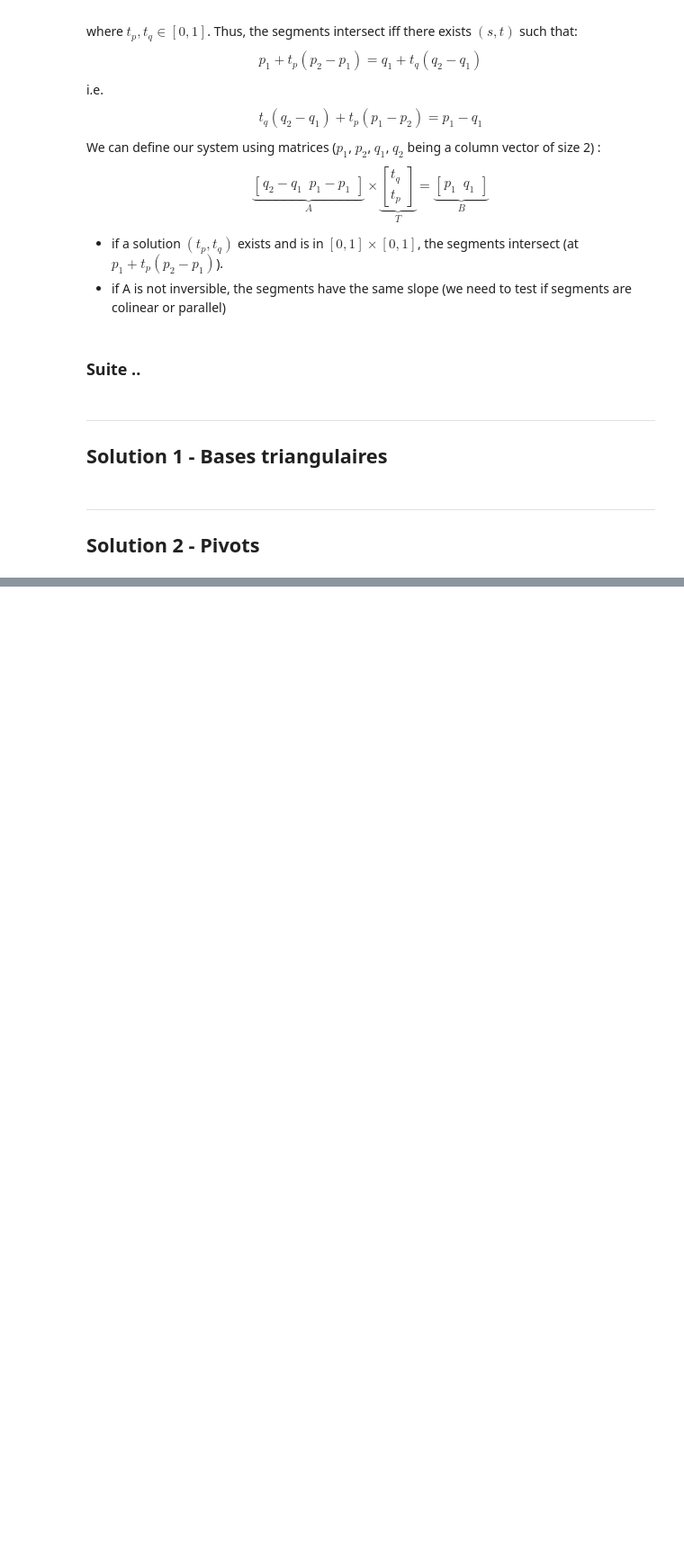
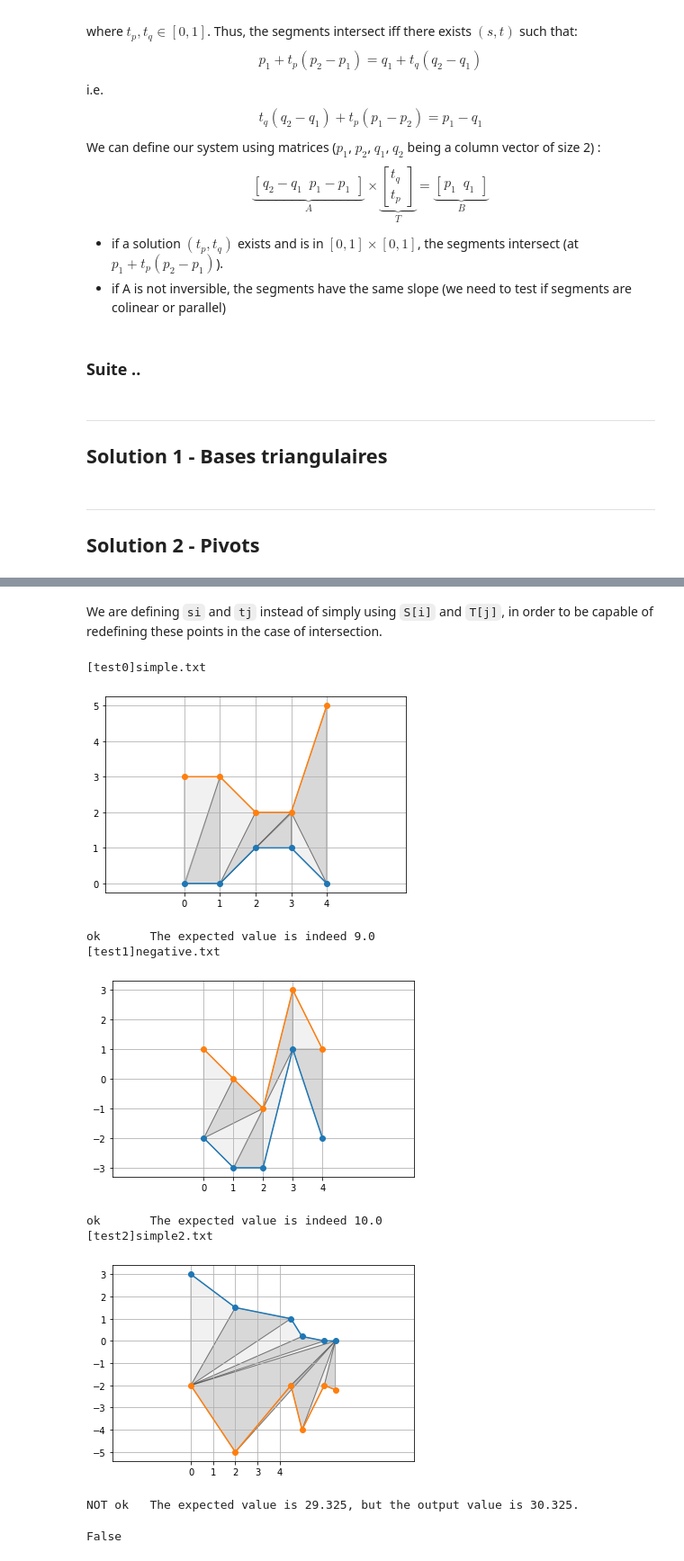
Before and after one commit to JulienNonin/error-btw-trajectories, a Jupyter notebook: Main.ipynb, the cells around one changed output, grey strips where cells are left out. Shown: that part at 90% size. Cells and saved outputs as stored; diff of their text form; code cells hidden in the pictures; blank space fills up the shorter version.

Commit message:
(Feat) Creation of the method for filling the triangles in the direction of the trajectory

```diff
--- a/Main.ipynb
+++ b/Main.ipynb
@@ -112,0 +124,57 @@ def error_btw_trajectories(S, T):
+# %%
+NTRIANGLE = 0
+def triangle_area(A, B, C, ax):
+    global NTRIANGLE
+    NTRIANGLE += 1
+    ax.add_patch(Polygon([A, B, C], facecolor=["grey", "lightgrey"][NTRIANGLE % 2], ec = "black", alpha = 0.3))
+    return 0.5 * abs((B[0]-A[0])*(C[1]-A[1]) - (C[0]-A[0])*(B[1]-A[1]))
+# %% [markdown]
+We are defining `si` and `tj` instead of simply using `S[i]` and `T[j]`, in order to be capable of redefining these points in the case of intersection.
+# %%
+def error_btw_trajectories(S, T):
+    i, j = 0, 0 # i (or j) is the index of the current point along S (or T)
+    si, tj = S[i], T[j]
+    plt.figure()
+    plt.plot(*S.transpose(), '-o', *T.transpose(), '-o')
+    ax = plt.gca()
+    plt.xticks(list(range(int(min(X[::,0])), int(max(X[::,0]))+1)))
+    plt.axis("equal")
+    plt.grid()
+    error = 0
+    while i < len(S) - 1 and j < len(T) - 1:
+        intersect = find_intersection(si, S[i+1], tj, T[j+1])
+        if np.all(intersect): # if the segments [S_i, S_i+1] and [T_i, T_i+1] intersect
+            # Compute area of the triangle intersect, si, tj
+            error += triangle_area(si, tj, intersect)
+            si, tj = intersect, intersect
+        else:
+            if find_next_focus_point1(si, S[i+1], tj, T[j+1]):
+                old_point = si
+                si, i = S[i+1], i+1
+            else:
+                old_point = tj
+                tj, j = T[j+1], j+1
+            # Compute area of the triangle old_point, si, tj
+            error += triangle_area(old_point, si, tj, ax)
+
+    if i == len(S) - 1:
+        for j in range(j, len(T)-1):
+            error += triangle_area(si, T[j], T[j+1], ax)
+    elif j == len(T) - 1: #else ?
+        for i in range(i, len(S)-1):
+            error += triangle_area(tj, S[i], S[i+1], ax)
+    plt.show()
+    return error
+# %%
+validator.test(error_btw_trajectories)
+# %% [output]
+[test0]simple.txt
+[figure, added]
+ok       The expected value is indeed 9.0
+[test1]negative.txt
+[figure, added]
+ok       The expected value is indeed 10.0
+[test2]simple2.txt
+[figure, added]
+NOT ok   The expected value is 29.325, but the output value is 30.325.
+False
```
Also changed, not shown: parts of 7 cells of this notebook.
